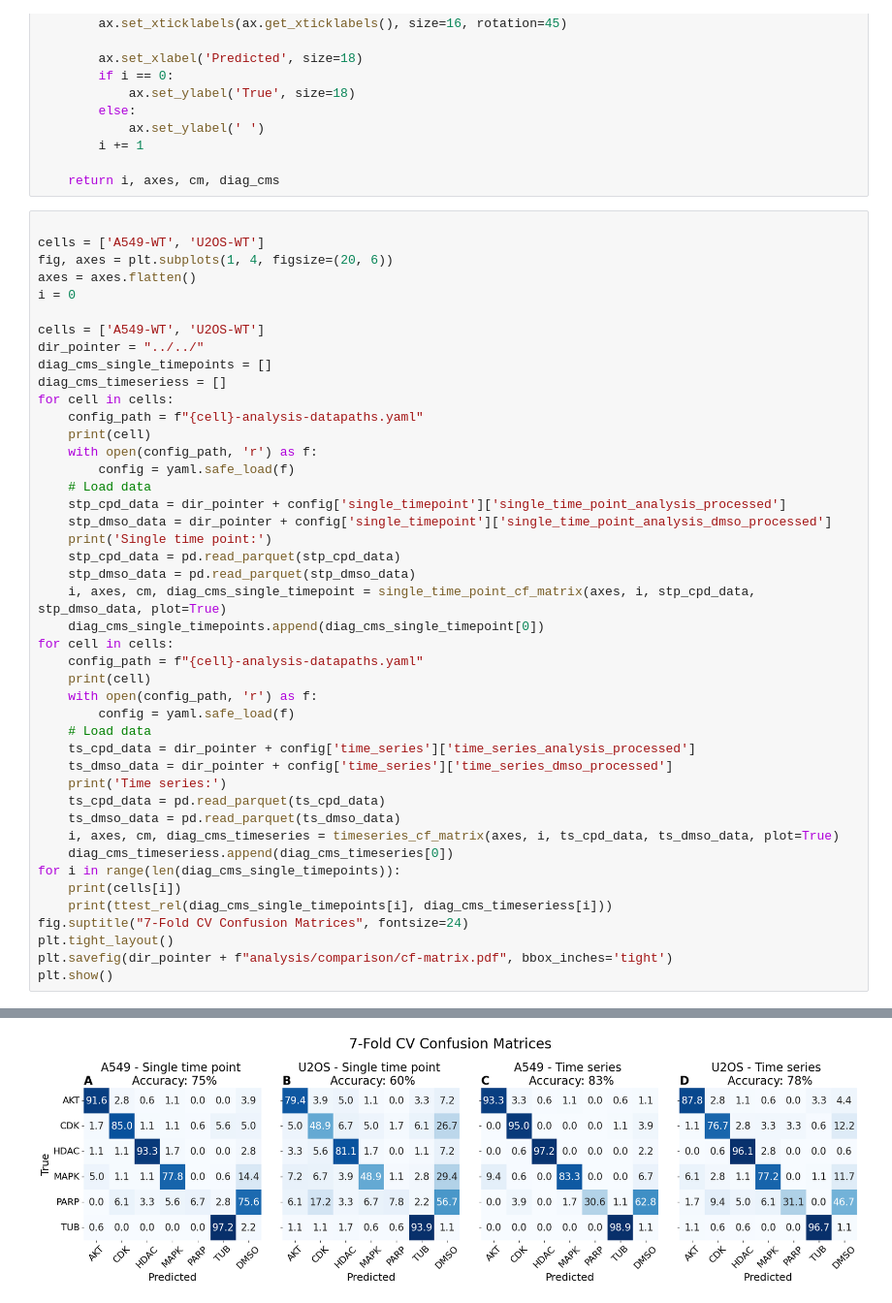
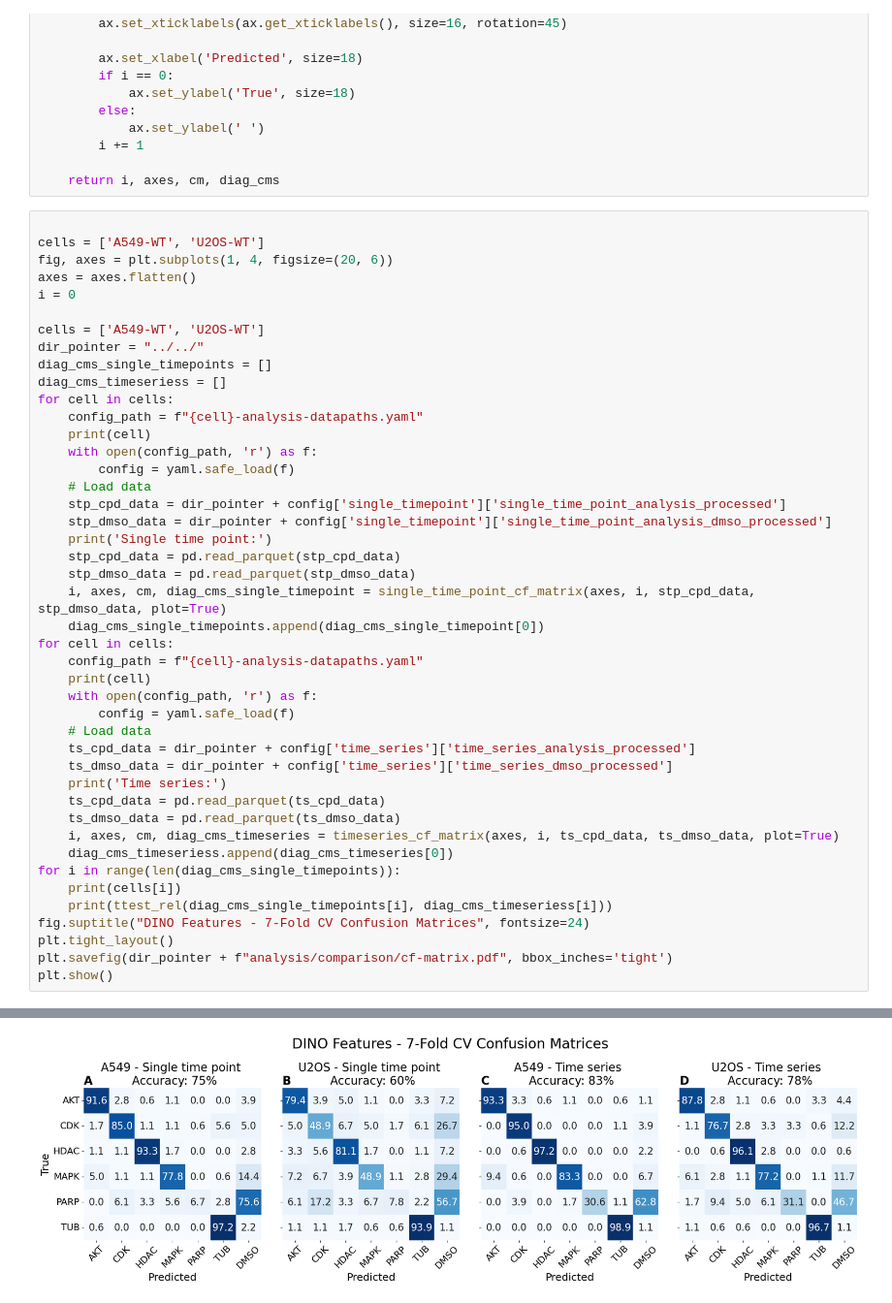
Before and after one commit to edvinforsgren/LCTP, a Jupyter notebook: analysis/comparison/confusion_matrix_and_acc.ipynb, the cells around one changed output, grey strips where cells are left out. Shown at 97% size. Drawn from its saved outputs; the diff is of its cells as text.

```diff
--- a/analysis/comparison/confusion_matrix_and_acc.ipynb
+++ b/analysis/comparison/confusion_matrix_and_acc.ipynb
@@ -128,32 +128,32 @@ for cell in cells:
     ts_cpd_data = dir_pointer + config['time_series']['time_series_analysis_processed']
     ts_dmso_data = dir_pointer + config['time_series']['time_series_dmso_processed']
     print('Time series:')
     ts_cpd_data = pd.read_parquet(ts_cpd_data)
     ts_dmso_data = pd.read_parquet(ts_dmso_data)
     i, axes, cm, diag_cms_timeseries = timeseries_cf_matrix(axes, i, ts_cpd_data, ts_dmso_data, plot=True)
     diag_cms_timeseriess.append(diag_cms_timeseries[0])
 for i in range(len(diag_cms_single_timepoints)):
     print(cells[i])
     print(ttest_rel(diag_cms_single_timepoints[i], diag_cms_timeseriess[i]))
-fig.suptitle("7-Fold CV Confusion Matrices", fontsize=24)
+fig.suptitle("DINO Features - 7-Fold CV Confusion Matrices", fontsize=24)
 plt.tight_layout()
 plt.savefig(dir_pointer + f"analysis/comparison/cf-matrix.pdf", bbox_inches='tight')
 plt.show()
 # %% [output]
 A549-WT
 Single time point:
 Accuracy: 0.752
 U2OS-WT
 Single time point:
 Accuracy: 0.600
 A549-WT
 Time series:
 Accuracy: 0.831
 U2OS-WT
 Time series:
 Accuracy: 0.776
 A549-WT
 TtestResult(statistic=np.float64(-2.255646626060161), pvalue=np.float64(0.07375296263352073), df=np.int64(5))
 U2OS-WT
 TtestResult(statistic=np.float64(-4.057458529557712), pvalue=np.float64(0.009753481837932912), df=np.int64(5))
-[figure, old version]
+[figure, new version]
```
Also changed, not shown: parts of 3 cells of this notebook, 1 other file.
